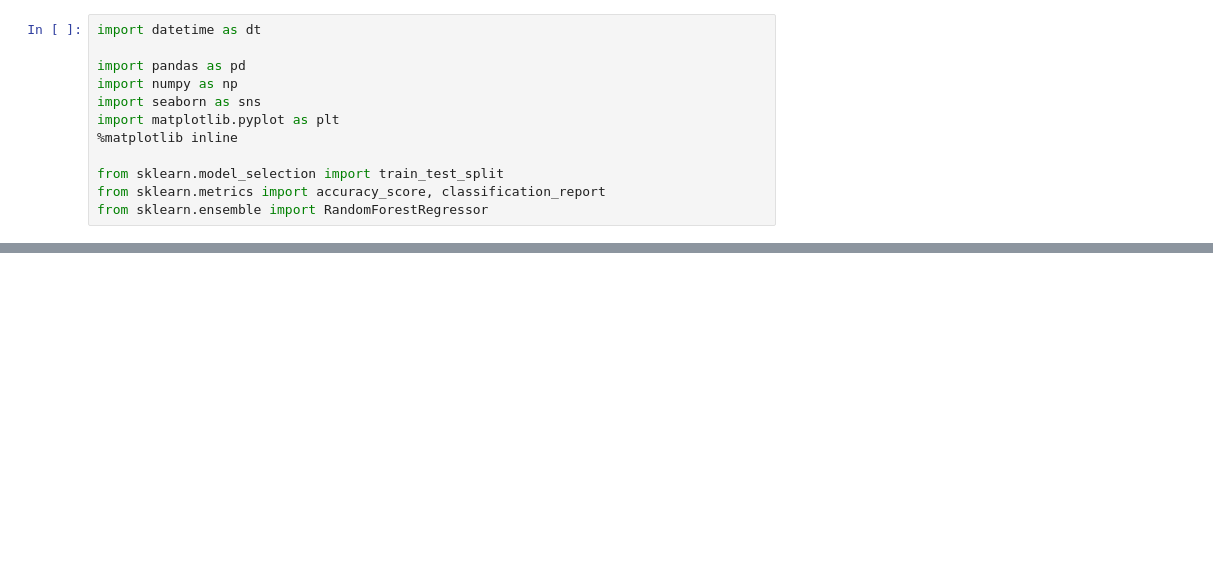
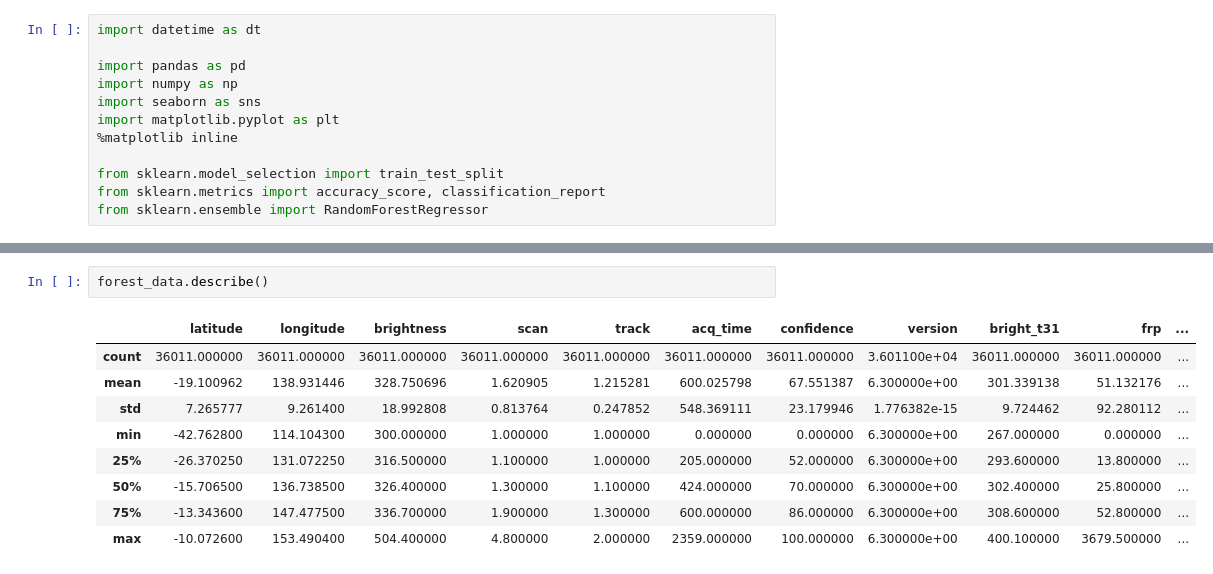
Before and after one commit to akshit-khandelwal47/Capstone2Project, a Jupyter notebook: prediction.ipynb, the cells around one changed output, grey strips where cells are left out. Saved outputs shown, nothing was run; the diff lists cells and outputs as text; blank space fills up the shorter version.

```diff
--- a/prediction.ipynb
+++ b/prediction.ipynb
@@ -24,0 +55,12 @@ forest_data.head()
+# %%
+forest_data.describe()
+# %% [output]
+|  | latitude | longitude | brightness | scan | track | acq_time | confidence | version | bright_t31 | frp | ... |
+| count | 36011.000000 | 36011.000000 | 36011.000000 | 36011.000000 | 36011.000000 | 36011.000000 | 36011.000000 | 3.601100e+04 | 36011.000000 | 36011.000000 | ... |
+| mean | -19.100962 | 138.931446 | 328.750696 | 1.620905 | 1.215281 | 600.025798 | 67.551387 | 6.300000e+00 | 301.339138 | 51.132176 | ... |
+| std | 7.265777 | 9.261400 | 18.992808 | 0.813764 | 0.247852 | 548.369111 | 23.179946 | 1.776382e-15 | 9.724462 | 92.280112 | ... |
+| min | -42.762800 | 114.104300 | 300.000000 | 1.000000 | 1.000000 | 0.000000 | 0.000000 | 6.300000e+00 | 267.000000 | 0.000000 | ... |
+| 25% | -26.370250 | 131.072250 | 316.500000 | 1.100000 | 1.000000 | 205.000000 | 52.000000 | 6.300000e+00 | 293.600000 | 13.800000 | ... |
+| 50% | -15.706500 | 136.738500 | 326.400000 | 1.300000 | 1.100000 | 424.000000 | 70.000000 | 6.300000e+00 | 302.400000 | 25.800000 | ... |
+| 75% | -13.343600 | 147.477500 | 336.700000 | 1.900000 | 1.300000 | 600.000000 | 86.000000 | 6.300000e+00 | 308.600000 | 52.800000 | ... |
+| max | -10.072600 | 153.490400 | 504.400000 | 4.800000 | 2.000000 | 2359.000000 | 100.000000 | 6.300000e+00 | 400.100000 | 3679.500000 | ... |
```
Also changed, not shown: parts of 5 cells of this notebook.
